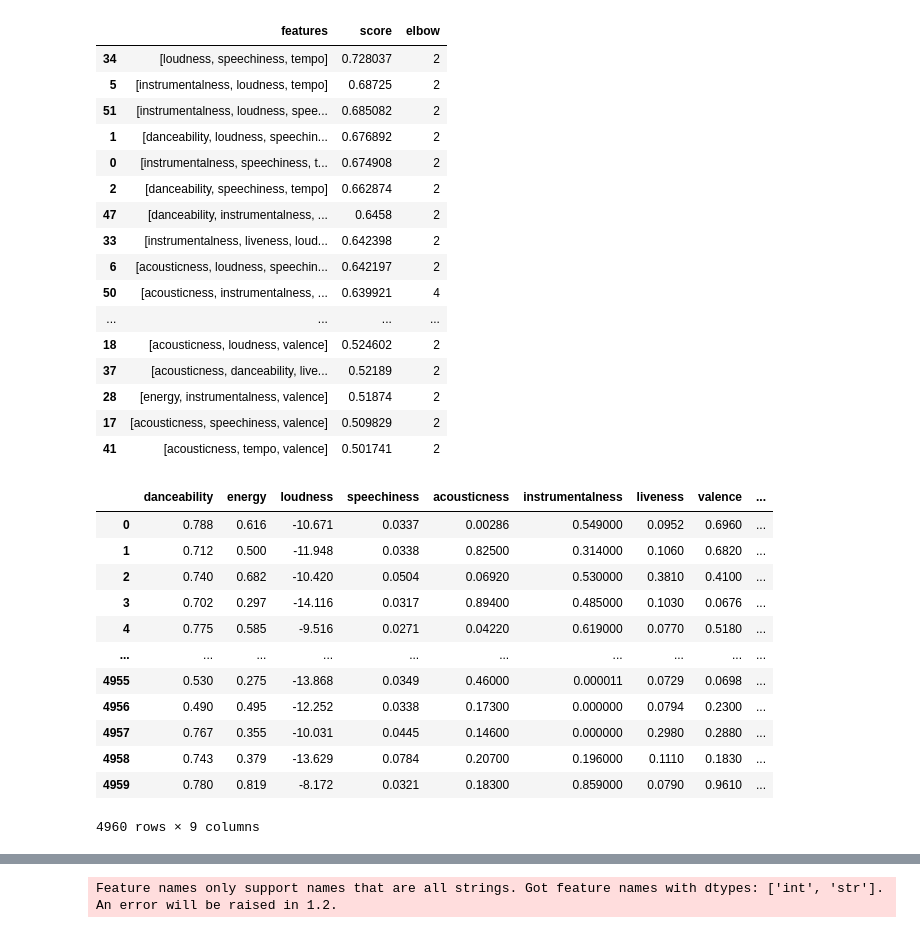
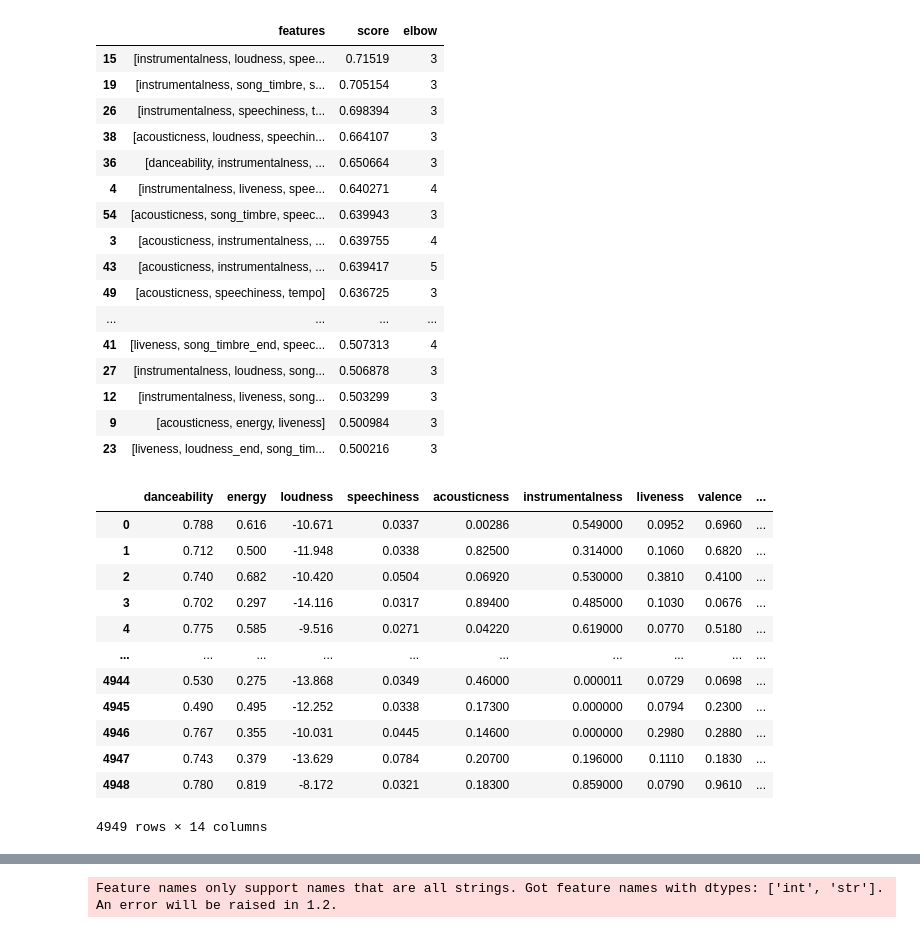
Before and after one commit to crispianm/SpotifySmartSort, a Jupyter notebook: clustering/better_clustering.ipynb, the cells around one changed output, grey strips where cells are left out. Saved outputs shown, nothing was run; the diff lists cells and outputs as text; code cells hidden in the pictures.

```diff
--- a/clustering/better_clustering.ipynb
+++ b/clustering/better_clustering.ipynb
@@ -14,7 +14,7 @@ from yellowbrick.datasets import load_nfl
 from yellowbrick.cluster import KElbowVisualizer
 import itertools as it
 # %%
-data = pd.read_csv("../data/Sam/data_timbre.csv")
+data = pd.read_csv("../data/data_timbre.csv")
 
 NUM_CLUSTERS = 10
 
@@ -24,6 +24,7 @@ data['binary_order'] = (data['track_number']-1)%NUM_CLUSTERS # average number of
 labels = data['track_number']/data['total_tracks']
 
 columns_to_remove = ['binary_order',
+                    'Unnamed: 0.1',
                     'Unnamed: 0',
                     'id',
                     'track_title',
@@ -79,7 +82,7 @@ for i in list(output):
     x_scaled = min_max_scaler.fit_transform(x)
 
     model = KMeans(random_state=0)
-    visualizer = KElbowVisualizer(model, k=(2,12), metric='silhouette', timings=False)
+    visualizer = KElbowVisualizer(model, k=(3,12), metric='silhouette', timings=False)
     visualizer.fit(x_scaled)
     score = visualizer.elbow_score_
     value = visualizer.elbow_value_
@@ -121,27 +124,27 @@ print(df3)
 # %%
 df3 = df3.sort_values('elbow', ascending=False)
 df3 = df3.sort_values('score', ascending=False)
-df3.to_csv('./data/elbow_clusters.csv', index=False)
+df3.to_csv('../data/elbow_clusters.csv', index=False)
 df3['features'][0]
 df3
 # %% [output]
 |  | features | score | elbow |
-| 34 | [loudness, speechiness, tempo] | 0.728037 | 2 |
-| 5 | [instrumentalness, loudness, tempo] | 0.68725 | 2 |
-| 51 | [instrumentalness, loudness, spee... | 0.685082 | 2 |
-| 1 | [danceability, loudness, speechin... | 0.676892 | 2 |
-| 0 | [instrumentalness, speechiness, t... | 0.674908 | 2 |
-| 2 | [danceability, speechiness, tempo] | 0.662874 | 2 |
-| 47 | [danceability, instrumentalness, ... | 0.6458 | 2 |
-| 33 | [instrumentalness, liveness, loud... | 0.642398 | 2 |
-| 6 | [acousticness, loudness, speechin... | 0.642197 | 2 |
-| 50 | [acousticness, instrumentalness, ... | 0.639921 | 4 |
+| 15 | [instrumentalness, loudness, spee... | 0.71519 | 3 |
+| 19 | [instrumentalness, song_timbre, s... | 0.705154 | 3 |
+| 26 | [instrumentalness, speechiness, t... | 0.698394 | 3 |
+| 38 | [acousticness, loudness, speechin... | 0.664107 | 3 |
+| 36 | [danceability, instrumentalness, ... | 0.650664 | 3 |
+| 4 | [instrumentalness, liveness, spee... | 0.640271 | 4 |
+| 54 | [acousticness, song_timbre, speec... | 0.639943 | 3 |
+| 3 | [acousticness, instrumentalness, ... | 0.639755 | 4 |
+| 43 | [acousticness, instrumentalness, ... | 0.639417 | 5 |
+| 49 | [acousticness, speechiness, tempo] | 0.636725 | 3 |
 | ... | ... | ... | ... |
-| 18 | [acousticness, loudness, valence] | 0.524602 | 2 |
-| 37 | [acousticness, danceability, live... | 0.52189 | 2 |
-| 28 | [energy, instrumentalness, valence] | 0.51874 | 2 |
-| 17 | [acousticness, speechiness, valence] | 0.509829 | 2 |
-| 41 | [acousticness, tempo, valence] | 0.501741 | 2 |
+| 41 | [liveness, song_timbre_end, speec... | 0.507313 | 4 |
+| 27 | [instrumentalness, loudness, song... | 0.506878 | 3 |
+| 12 | [instrumentalness, liveness, song... | 0.503299 | 3 |
+| 9 | [acousticness, energy, liveness] | 0.500984 | 3 |
+| 23 | [liveness, loudness_end, song_tim... | 0.500216 | 3 |
 # %%
 import pandas as pd
 from tabulate import tabulate
@@ -161,9 +164,10 @@ from yellowbrick.cluster import SilhouetteVisualizer
 from yellowbrick.datasets import load_nfl
 from yellowbrick.cluster import KElbowVisualizer
 # %%
-data = pd.read_csv("./data/data.csv")
-df = pd.read_csv("./data/data.csv")
+data = pd.read_csv("../data/data_timbre.csv")
+df = pd.read_csv("../data/data_timbre.csv")
 columns_to_remove = ['Unnamed: 0',
+                    'Unnamed: 0.1',
                     'id',
                     'track_title',
                     'album_title',
@@ -187,12 +191,12 @@ df
 | 3 | 0.702 | 0.297 | -14.116 | 0.0317 | 0.89400 | 0.485000 | 0.1030 | 0.0676 | ... |
 | 4 | 0.775 | 0.585 | -9.516 | 0.0271 | 0.04220 | 0.619000 | 0.0770 | 0.5180 | ... |
 | ... | ... | ... | ... | ... | ... | ... | ... | ... | ... |
-| 4955 | 0.530 | 0.275 | -13.868 | 0.0349 | 0.46000 | 0.000011 | 0.0729 | 0.0698 | ... |
-| 4956 | 0.490 | 0.495 | -12.252 | 0.0338 | 0.17300 | 0.000000 | 0.0794 | 0.2300 | ... |
-| 4957 | 0.767 | 0.355 | -10.031 | 0.0445 | 0.14600 | 0.000000 | 0.2980 | 0.2880 | ... |
-| 4958 | 0.743 | 0.379 | -13.629 | 0.0784 | 0.20700 | 0.196000 | 0.1110 | 0.1830 | ... |
-| 4959 | 0.780 | 0.819 | -8.172 | 0.0321 | 0.18300 | 0.859000 | 0.0790 | 0.9610 | ... |
+| 4944 | 0.530 | 0.275 | -13.868 | 0.0349 | 0.46000 | 0.000011 | 0.0729 | 0.0698 | ... |
+| 4945 | 0.490 | 0.495 | -12.252 | 0.0338 | 0.17300 | 0.000000 | 0.0794 | 0.2300 | ... |
+| 4946 | 0.767 | 0.355 | -10.031 | 0.0445 | 0.14600 | 0.000000 | 0.2980 | 0.2880 | ... |
+| 4947 | 0.743 | 0.379 | -13.629 | 0.0784 | 0.20700 | 0.196000 | 0.1110 | 0.1830 | ... |
+| 4948 | 0.780 | 0.819 | -8.172 | 0.0321 | 0.18300 | 0.859000 | 0.0790 | 0.9610 | ... |
-4960 rows × 9 columns
+4949 rows × 14 columns
 # %%
 #  ----------------------------------------- Scaled Data  ---------------------
 x = df.values #returns a numpy array
```
Also changed, not shown: parts of 10 cells of this notebook, 7 other files.
